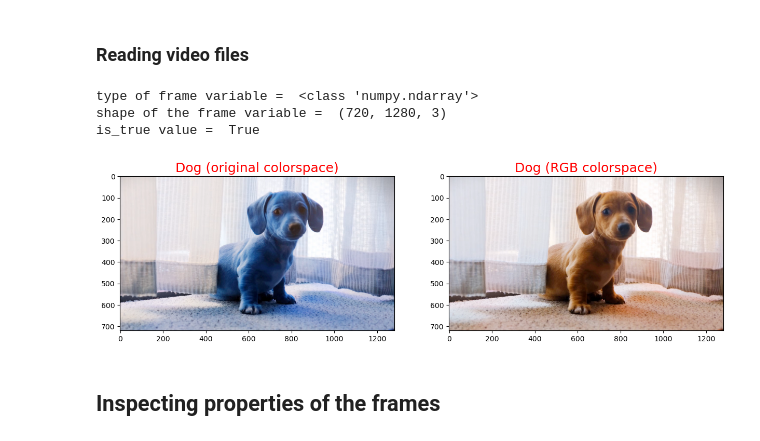
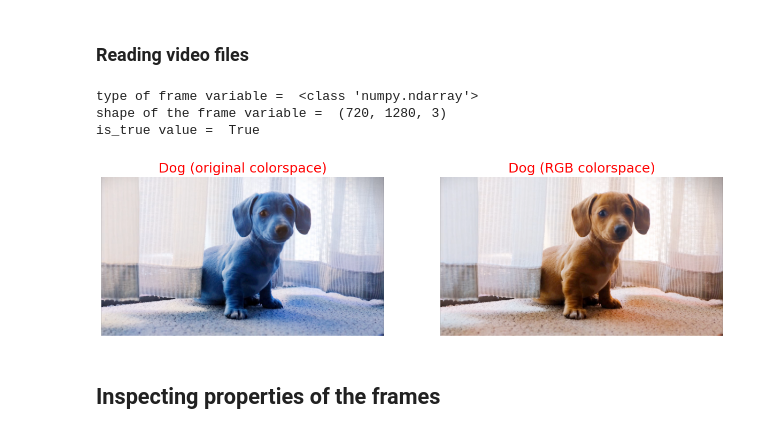
Before and after one commit to jishnume/opencv-freecodecamp, a Jupyter notebook: opencv_trial_jishnu/notebooks_opencv/Reading_videos.ipynb, the cells around one changed output. Drawn from its saved outputs; the diff is of its cells as text; code cells hidden in the pictures.

Commit message:
Images are shown without the axes and the markers

```diff
--- a/opencv_trial_jishnu/notebooks_opencv/Reading_videos.ipynb
+++ b/opencv_trial_jishnu/notebooks_opencv/Reading_videos.ipynb
@@ -6,29 +6,33 @@ import matplotlib.pyplot as plt
 # %%
 # Creating a capture variable to capture the video frames
 capture = cv.VideoCapture('Videos/dog.mp4')
 
 is_true, frame = capture.read(20)
 print('type of frame variable = ',type(frame))
 print('shape of the frame variable = ',frame.shape)
 print('is_true value = ',is_true)
 
 # Converting color channel
 frame_rgb = cv.cvtColor(frame,cv.COLOR_BGR2RGB)
 
 # Displaying a single frame
 fig,ax = plt.subplots(1,2,figsize=(15,6))
 plt.subplots_adjust()
 
 ax[0].imshow(frame)
 ax[0].set_title("Dog (original colorspace)",fontsize=18,color='red')
+ax[0].axis('off')
+
 ax[1].imshow(frame_rgb)
 ax[1].set_title("Dog (RGB colorspace)",fontsize=18,color='red')
+ax[1].axis('off')
+
 plt.show()
 # %% [output]
 type of frame variable =  <class 'numpy.ndarray'>
 shape of the frame variable =  (720, 1280, 3)
 is_true value =  True
-[figure, old version]
+[figure, new version]
 # %% [markdown]
 ## Inspecting properties of the frames
 # %%
```
